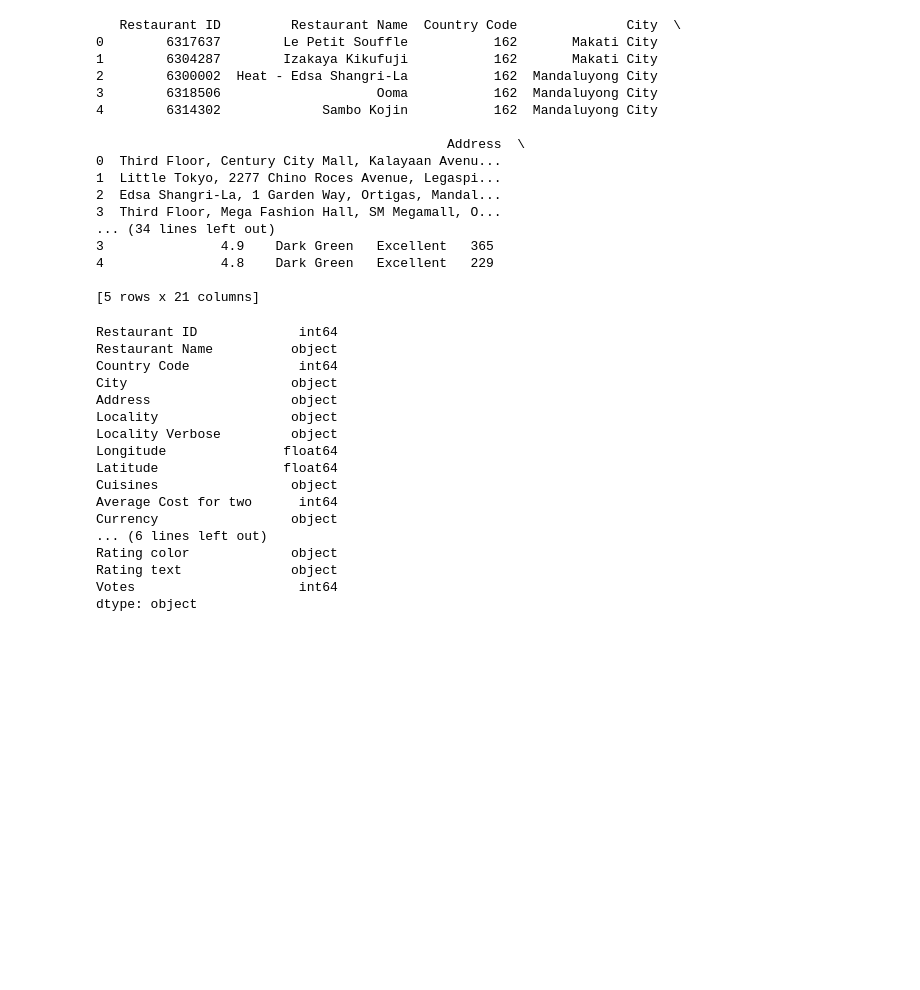
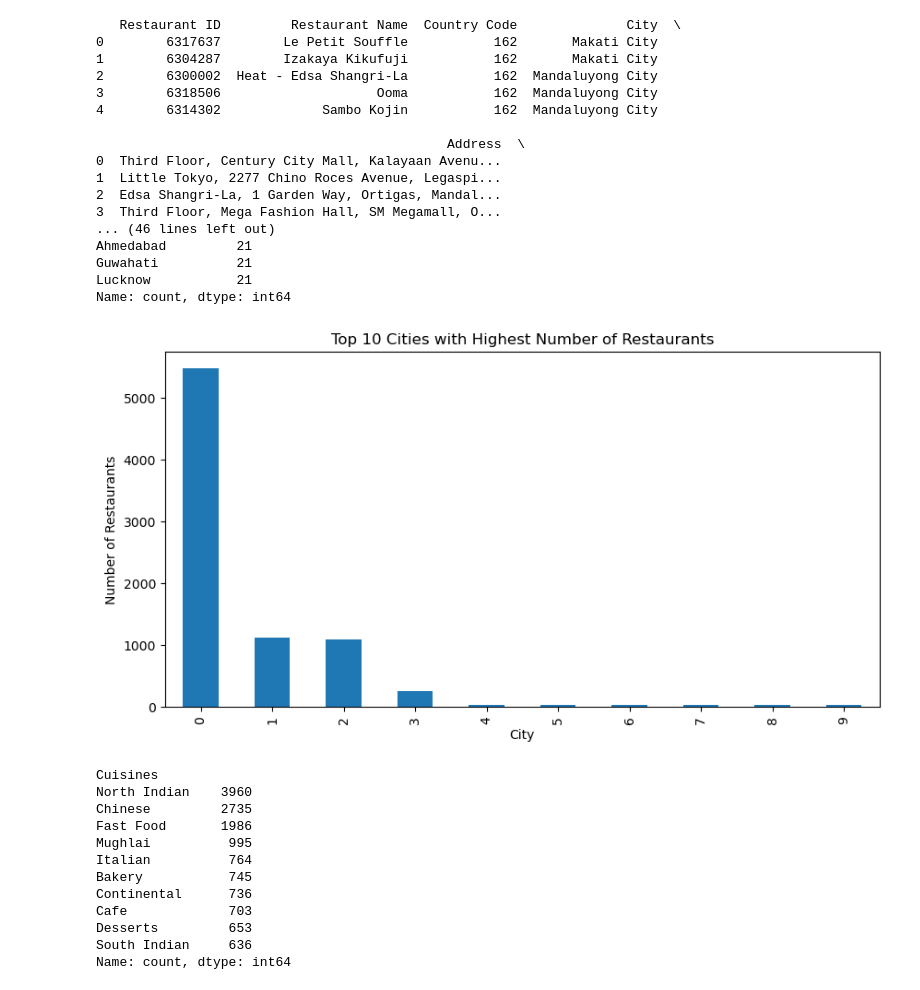
Before and after one commit to Sakshi281204/Cognifyz-Internship, a Jupyter notebook: Level 1/task 2.ipynb, the cells around one changed output. Drawn from its saved outputs; the diff is of its cells as text; code cells hidden in the pictures; blank space fills up the shorter version.

Commit message:
Completed Task 2: Descriptive analysis and top cuisines

```diff
--- a/Level 1/task 2.ipynb
+++ b/Level 1/task 2.ipynb
@@ -1,44 +1,71 @@
 # %%
 import pandas as pd
 import numpy as np
 import matplotlib.pyplot as plt
 df = pd.read_csv('C:/Users/asus/OneDrive/Desktop/Machine learning/Sakshi Gurule (Data Science)/Dataset .csv')
 head=df.head() # in this I have cheked for the first 5 rows of the dataset
 print(head)
 df.columns
 df.dtypes
+numerical_columns = ['Longitude','Latitude','Average Cost for two','Price range','Aggregate rating','Votes'] #these are the numerical columns on which we are going to perform statistical operations
+print(numerical_columns)
+df[numerical_columns].describe()
+categorial_columns=['Country Code','City','Cuisine'] #in categorial columns we have to identify top ciusines and cities with the highest number of restarants
+print(categorial_columns)
+city=df['City'].value_counts().sort_values(ascending=False).head(10) #this line shows top 20 cities with highest number of restarants
+print(city)
+# Converted to data for the better visualization
+city_df = city.reset_index()
+city_df.columns = ['City', 'Number of Restaurants']
+city_df
+top_cities = city_df['Number of Restaurants'].head(10)
+
+plt.figure(figsize=(10,5))
+top_cities.plot(kind='bar')
+plt.xlabel('City')
+plt.ylabel('Number of Restaurants')
+plt.title('Top 10 Cities with Highest Number of Restaurants')
+plt.show()
+# Now i have to Identify top cuisines
+cuisines = df['Cuisines'].dropna().str.split(', ') #this line splits the cuisines by comma and space
+all_cuisines = cuisines.explode() #this line Seperates the list of cuisines into separate rows
+top_cuisines = all_cuisines.value_counts().head(10) #this line shows top 10 cuisines
+print(top_cuisines)
+# Visualization of top cuisines
+plt.figure(figsize=(8,5))
+top_cuisines.sort_values().plot(kind='barh')
+plt.xlabel('Restaurant Count')
+plt.ylabel('Cuisine')
+plt.title('Top 10 Cuisines by Number of Restaurants')
+plt.show()
 # %% [output]
    Restaurant ID         Restaurant Name  Country Code              City  \
 0        6317637        Le Petit Souffle           162       Makati City
 1        6304287        Izakaya Kikufuji           162       Makati City
 2        6300002  Heat - Edsa Shangri-La           162  Mandaluyong City
 3        6318506                    Ooma           162  Mandaluyong City
 4        6314302             Sambo Kojin           162  Mandaluyong City
 
                                              Address  \
 0  Third Floor, Century City Mall, Kalayaan Avenu...
 1  Little Tokyo, 2277 Chino Roces Avenue, Legaspi...
 2  Edsa Shangri-La, 1 Garden Way, Ortigas, Mandal...
 3  Third Floor, Mega Fashion Hall, SM Megamall, O...
-... (34 lines left out)
-3               4.9    Dark Green   Excellent   365
-4               4.8    Dark Green   Excellent   229
-
-[5 rows x 21 columns]
+... (46 lines left out)
+Ahmedabad         21
+Guwahati          21
+Lucknow           21
+Name: count, dtype: int64
+[figure, added]
-Restaurant ID             int64
-Restaurant Name          object
-Country Code              int64
-City                     object
-Address                  object
-Locality                 object
-Locality Verbose         object
-Longitude               float64
-Latitude                float64
-Cuisines                 object
-Average Cost for two      int64
-Currency                 object
-... (6 lines left out)
-Rating color             object
-Rating text              object
-Votes                     int64
-dtype: object
+Cuisines
+North Indian    3960
+Chinese         2735
+Fast Food       1986
+Mughlai          995
+Italian          764
+Bakery           745
+Continental      736
+Cafe             703
+Desserts         653
+South Indian     636
+Name: count, dtype: int64
```
Also changed, not shown: parts of 1 cell of this notebook.
